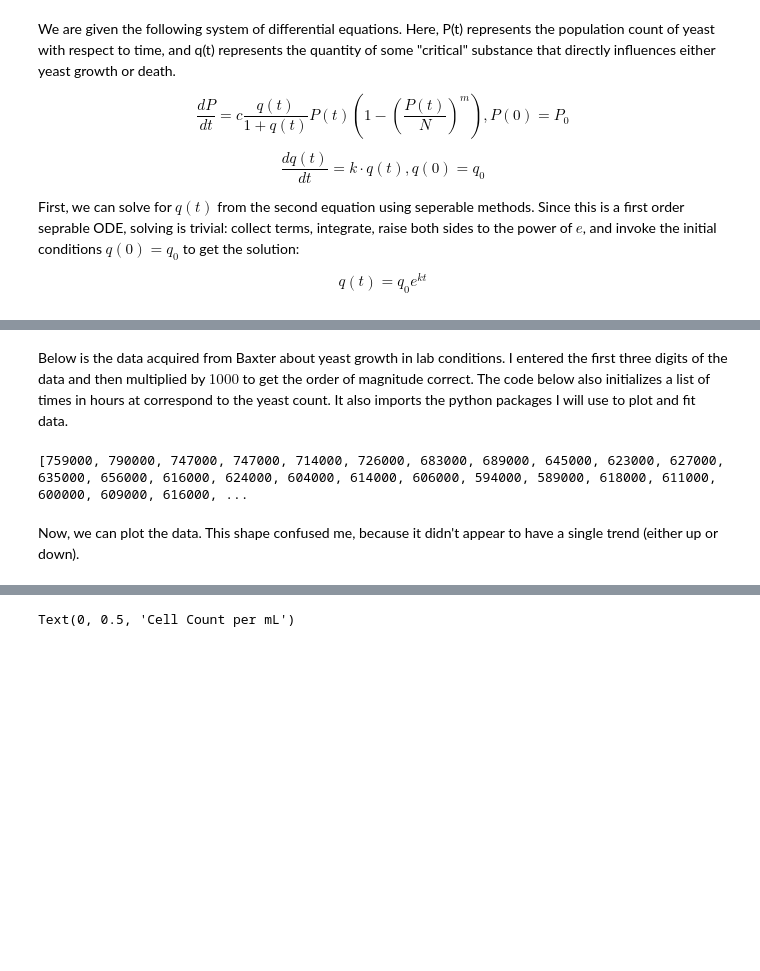
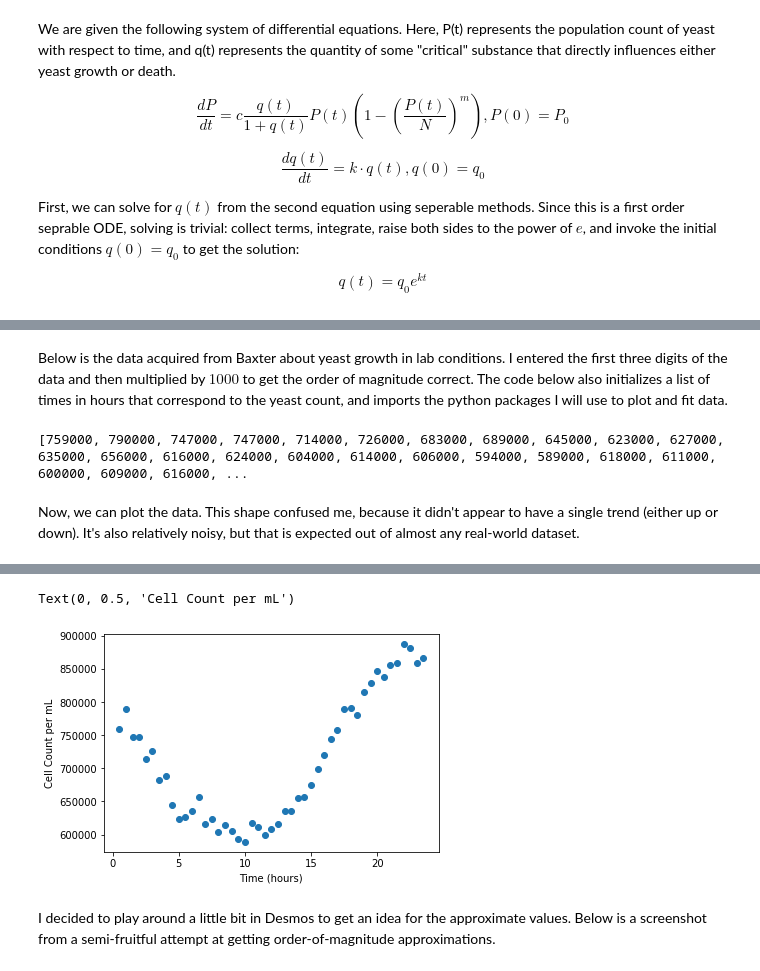
Before and after one commit to morganwb/Yeast_Growth_Model, a Jupyter notebook: DE_P2_PY_WORK.ipynb, the cells around one changed output, grey strips where cells are left out. Cells and saved outputs as stored; diff of their text form; code cells hidden in the pictures; blank space fills up the shorter version.

```diff
--- a/DE_P2_PY_WORK.ipynb
+++ b/DE_P2_PY_WORK.ipynb
@@ -53,3 +49,3 @@ Since we have defined $\gamma = \frac{P}{N}$, we can rewrite $P$ as $P=\gamma N$
 # %% [markdown]
-Below is the data acquired from Baxter about yeast growth in lab conditions. I entered the first three digits of the data and then multiplied by $1000$ to get the order of magnitude correct. The code below also initializes a list of times in hours at correspond to the yeast count. It also imports the python packages I will use to plot and fit data.
+Below is the data acquired from Baxter about yeast growth in lab conditions. I entered the first three digits of the data and then multiplied by $1000$ to get the order of magnitude correct. The code below also initializes a list of times in hours that correspond to the yeast count, and imports the python packages I will use to plot and fit data.
 # %%
@@ -65,9 +60,9 @@ print(yeast_count)
 # %% [output]
 [759000, 790000, 747000, 747000, 714000, 726000, 683000, 689000, 645000, 623000, 627000, 635000, 656000, 616000, 624000, 604000, 614000, 606000, 594000, 589000, 618000, 611000, 600000, 609000, 616000, ...
 # %% [markdown]
-Now, we can plot the data. This shape confused me, because it didn't appear to have a single trend (either up or down).
+Now, we can plot the data. This shape confused me, because it didn't appear to have a single trend (either up or down). It's also relatively noisy, but that is expected out of almost any real-world dataset.
 # %%
-plt.plot(hour_count,yeast_count)
+plt.scatter(hour_count,yeast_count)
 plt.xlabel("Time (hours)")
 plt.ylabel("Cell Count per mL")
 # %% [output]
@@ -76 +69,4 @@ plt.ylabel("Cell Count per mL")
 Text(0, 0.5, 'Cell Count per mL')
+[figure, added]
+# %% [markdown]
+I decided to play around a little bit in Desmos to get an idea for the approximate values. Below is a screenshot from a semi-fruitful attempt at getting order-of-magnitude approximations.
```
Also changed, not shown: parts of 22 cells of this notebook.
